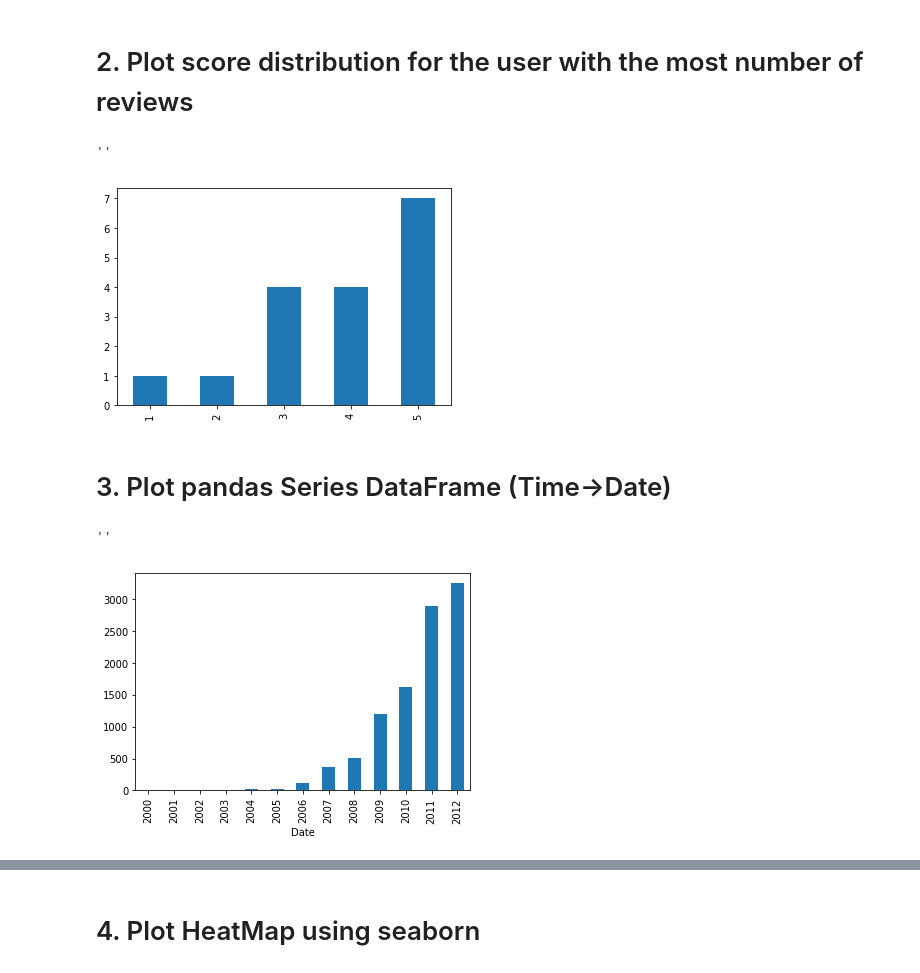
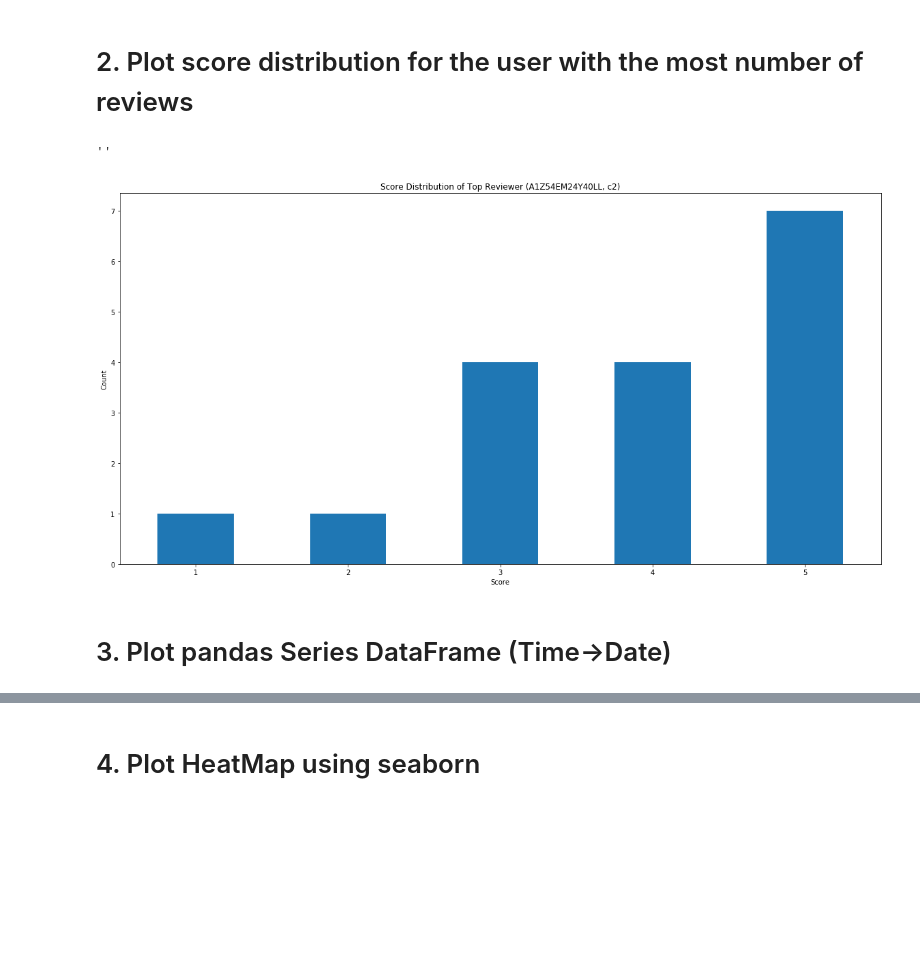
Before and after one commit to KJC1004/FDA_practice, a Jupyter notebook: practice.ipynb, the cells around one changed output, grey strips where cells are left out. Cells and saved outputs as stored; diff of their text form; code cells hidden in the pictures; blank space fills up the shorter version.

```diff
--- a/practice.ipynb
+++ b/practice.ipynb
@@ -1,10 +1,10 @@
 # %% [markdown]
 # Init
 # %%
+import numpy as np
 import pandas as pd
 import seaborn as sns
-import matplotlib.pylab as plt
-import matplotlib.dates as mdates
-from matplotlib.dates import DateFormatter
+from matplotlib import pyplot as plt
 
 pd.options.display.max_rows = 10
+figsize = (20,10)
@@ -34,0 +17,13 @@ is deprecated and will be removed in a future version
+# %%
+cols = ['UserId', 'ProfileName', 'Score']
+group, value_col = cols[:2], cols[2]
+
+func = ['count', 'mean']
+
+rename = {x:'Score '+x for x in func}
+
+_ = reviews[cols].groupby(group)[value_col]
+_ = _.agg(func).sort_values(func[0], ascending=False)
+top_reviewers = _.rename(index=str, columns=rename)
+
+top_reviewers.head(10)
@@ -35,24 +43,18 @@ is deprecated and will be removed in a future version
 # %% [markdown]
 # 2. Plot score distribution for the user with the most number of reviews
 # %%
-user_id, profile_name = top_reviewer_series.index.values[0]
+user_id, profile_name = top_reviewers.index.values[0]
 cond = (reviews['UserId'] == user_id) & (reviews['ProfileName'] == profile_name)
 col = 'Score'
-reviews.loc[cond][col].value_counts().sort_index().plot.bar()
+
+ax = reviews.loc[cond, col].value_counts().sort_index().plot.bar(figsize=figsize)
+ax.set_xlabel('Score')
+ax.set_ylabel('Count')
+ax.set_title('Score Distribution of Top Reviewer ({}, {})'.format(user_id, profile_name))
+plt.xticks(rotation='horizontal')
 ;
 # %% [output]
 ''
-[figure, old version]
+[figure, new version]
 # %% [markdown]
 # 3. Plot pandas Series DataFrame (Time->Date)
-# %%
-reviews['Date'] = pd.to_datetime(reviews['Time'], unit='s')
-
-s = reviews.groupby(pd.Grouper(key='Date', freq='1Y')).size().sort_index()
-
-ax = s.plot.bar()
-ax.set_xticklabels(s.index.strftime('%Y'))
-;
-# %% [output]
-''
-[figure, removed]
```
Also changed, not shown: parts of 6 cells of this notebook, 1 other file.
